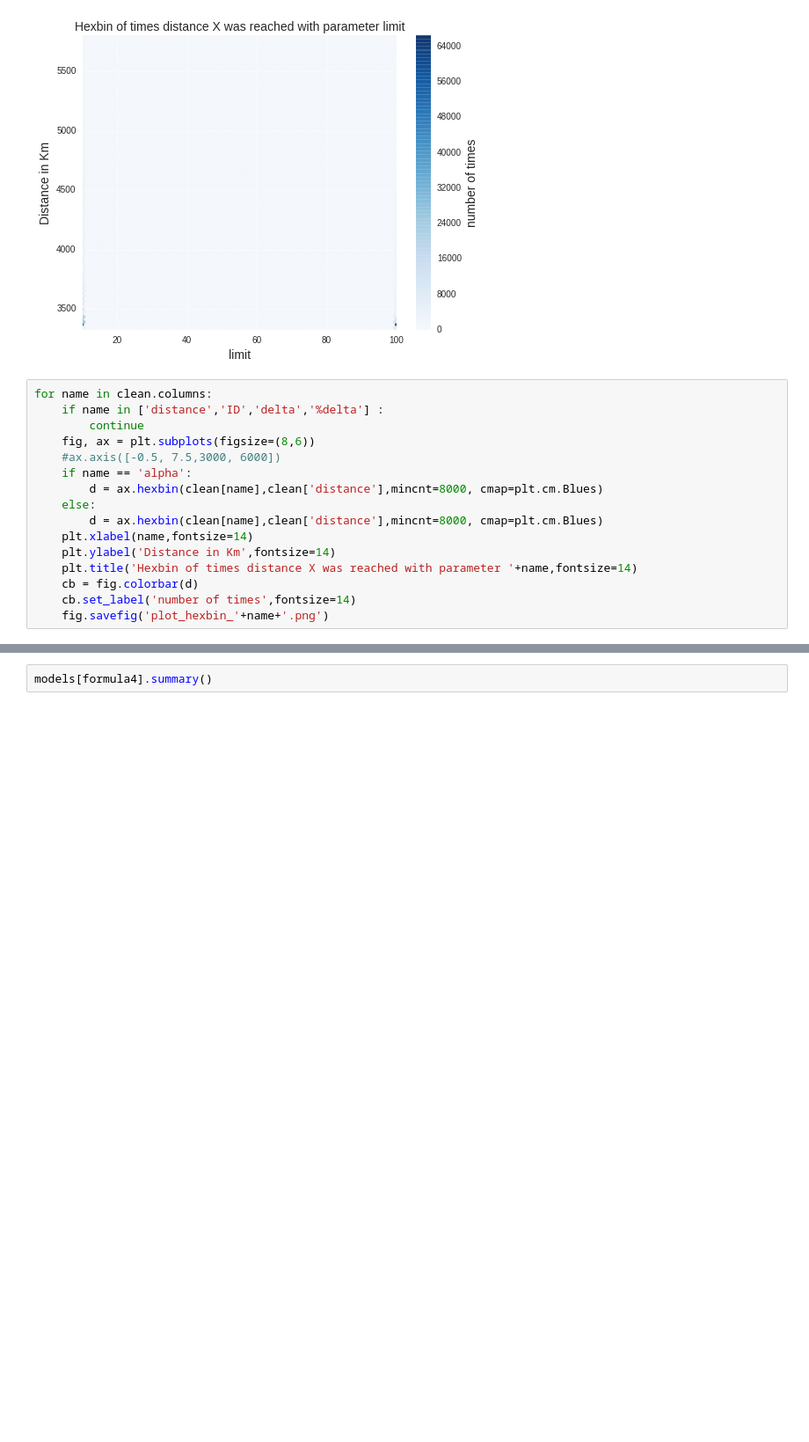
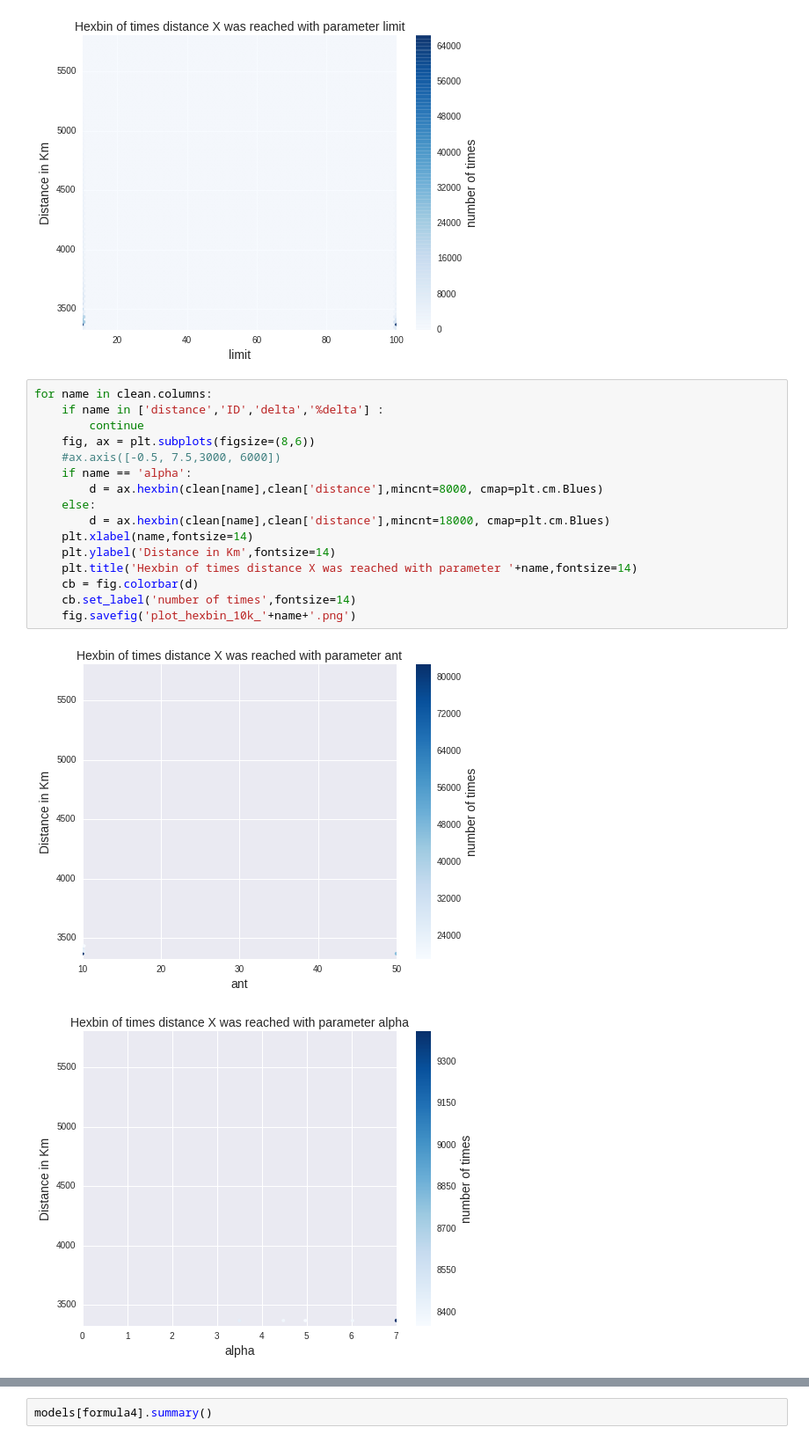
Before and after one commit to andresalesbarbosa/ACO, a Jupyter notebook: Data_Analysis_Burma.ipynb, the cells around one changed output, grey strips where cells are left out. Shown at 88% size. Cells and saved outputs as stored; diff of their text form; blank space fills up the shorter version.

```diff
--- a/Data_Analysis_Burma.ipynb
+++ b/Data_Analysis_Burma.ipynb
@@ -52,16 +52,19 @@ for name in clean.columns:
 # %%
 for name in clean.columns:
     if name in ['distance','ID','delta','%delta'] :
         continue
     fig, ax = plt.subplots(figsize=(8,6))
     #ax.axis([-0.5, 7.5,3000, 6000])
     if name == 'alpha':
         d = ax.hexbin(clean[name],clean['distance'],mincnt=8000, cmap=plt.cm.Blues)
     else:
-        d = ax.hexbin(clean[name],clean['distance'],mincnt=8000, cmap=plt.cm.Blues)
+        d = ax.hexbin(clean[name],clean['distance'],mincnt=18000, cmap=plt.cm.Blues)
     plt.xlabel(name,fontsize=14)
     plt.ylabel('Distance in Km',fontsize=14)
     plt.title('Hexbin of times distance X was reached with parameter '+name,fontsize=14)
     cb = fig.colorbar(d)
     cb.set_label('number of times',fontsize=14)
-    fig.savefig('plot_hexbin_'+name+'.png')
+    fig.savefig('plot_hexbin_10k_'+name+'.png')
+# %% [output]
+[figure, added]
+[figure, added]
```
Also changed, not shown: parts of 2 cells of this notebook.
